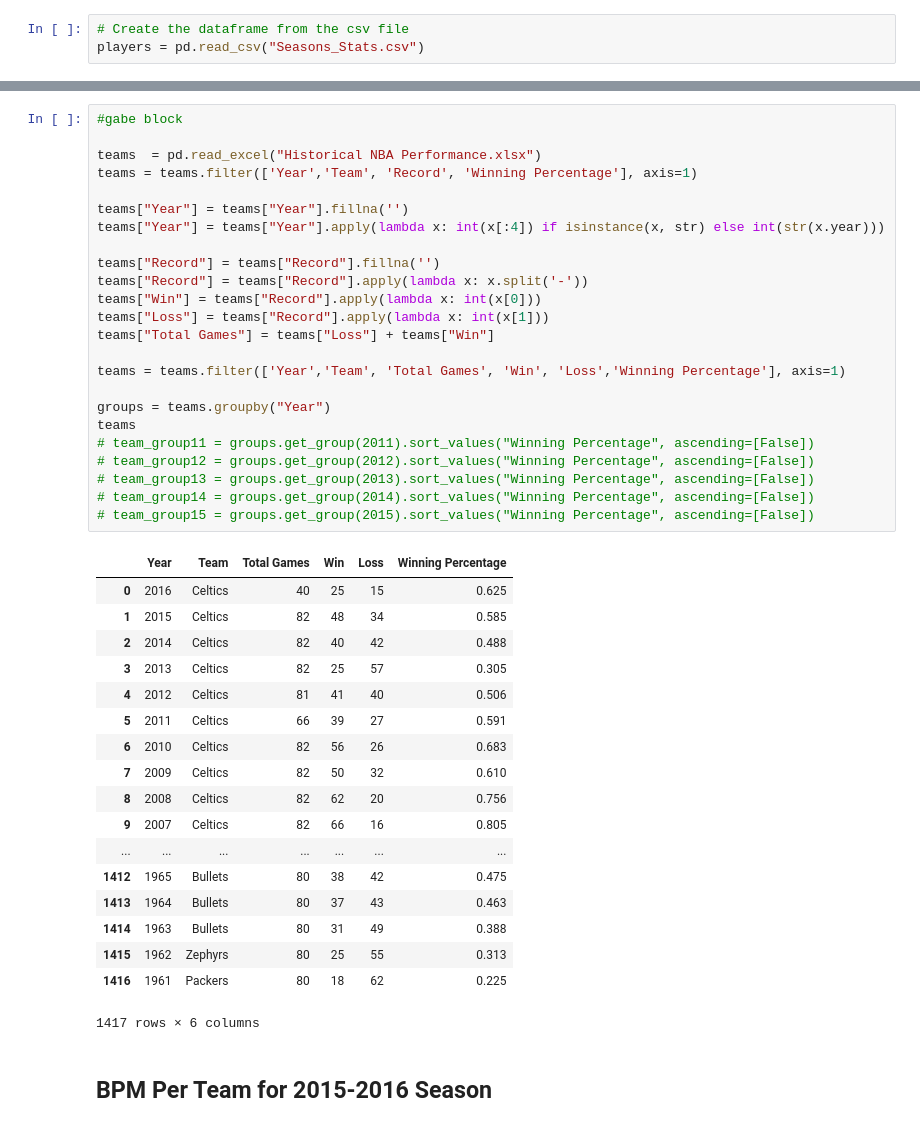
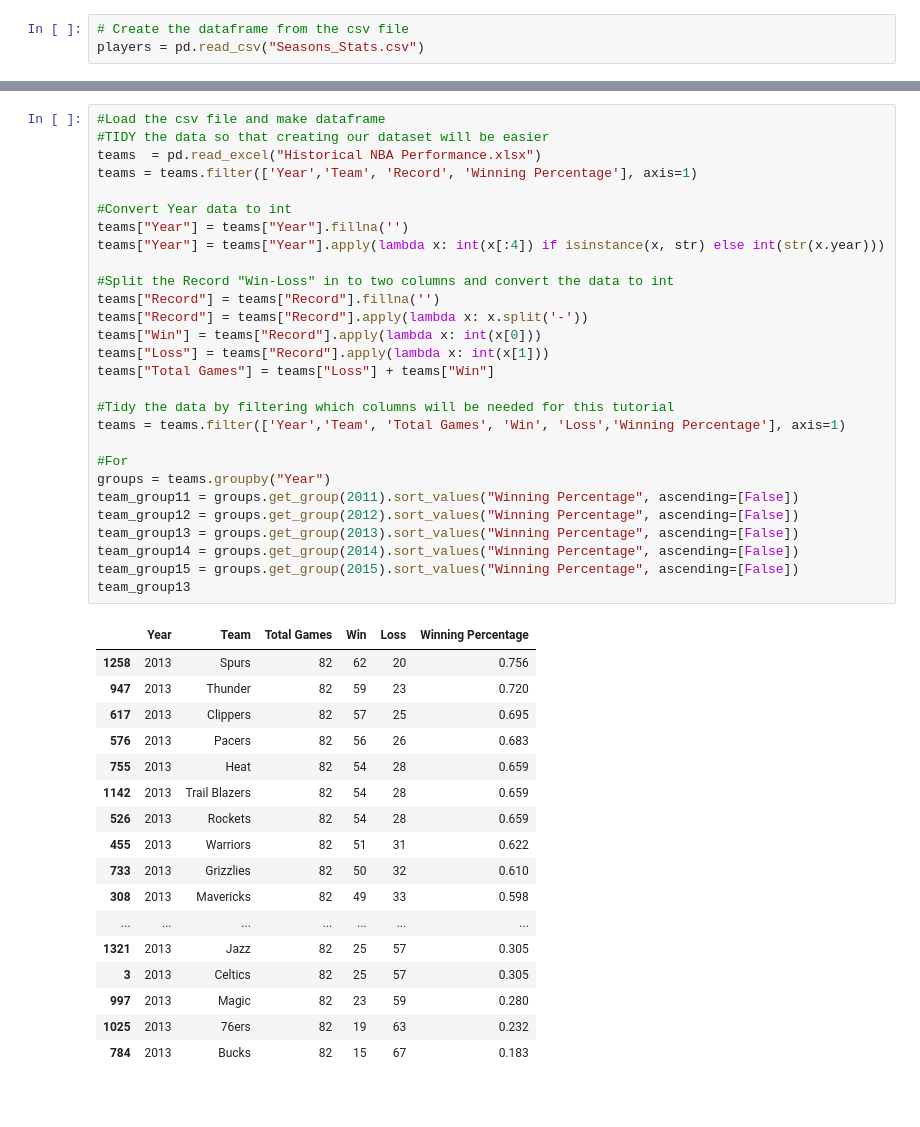
Before and after one commit to gvallang/cmsc320FinalTutorial, a Jupyter notebook: Final_Tutorial.ipynb, the cells around one changed output, grey strips where cells are left out. Drawn from its saved outputs; the diff is of its cells as text; blank space fills up the shorter version.

```diff
--- a/Final_Tutorial.ipynb
+++ b/Final_Tutorial.ipynb
@@ -171,45 +159,46 @@ bpm_avg_df
 # %%
-#gabe block
-
+#Load the csv file and make dataframe
+#TIDY the data so that creating our dataset will be easier
 teams  = pd.read_excel("Historical NBA Performance.xlsx")
 teams = teams.filter(['Year','Team', 'Record', 'Winning Percentage'], axis=1)
 
+#Convert Year data to int
 teams["Year"] = teams["Year"].fillna('')
 teams["Year"] = teams["Year"].apply(lambda x: int(x[:4]) if isinstance(x, str) else int(str(x.year)))
 
+#Split the Record "Win-Loss" in to two columns and convert the data to int
 teams["Record"] = teams["Record"].fillna('')
 teams["Record"] = teams["Record"].apply(lambda x: x.split('-'))
 teams["Win"] = teams["Record"].apply(lambda x: int(x[0]))
 teams["Loss"] = teams["Record"].apply(lambda x: int(x[1]))
 teams["Total Games"] = teams["Loss"] + teams["Win"]
 
+#Tidy the data by filtering which columns will be needed for this tutorial
 teams = teams.filter(['Year','Team', 'Total Games', 'Win', 'Loss','Winning Percentage'], axis=1)
 
+#For
 groups = teams.groupby("Year")
-teams
-# team_group11 = groups.get_group(2011).sort_values("Winning Percentage", ascending=[False])
-# team_group12 = groups.get_group(2012).sort_values("Winning Percentage", ascending=[False])
-# team_group13 = groups.get_group(2013).sort_values("Winning Percentage", ascending=[False])
-# team_group14 = groups.get_group(2014).sort_values("Winning Percentage", ascending=[False])
-# team_group15 = groups.get_group(2015).sort_values("Winning Percentage", ascending=[False])
+team_group11 = groups.get_group(2011).sort_values("Winning Percentage", ascending=[False])
+team_group12 = groups.get_group(2012).sort_values("Winning Percentage", ascending=[False])
+team_group13 = groups.get_group(2013).sort_values("Winning Percentage", ascending=[False])
+team_group14 = groups.get_group(2014).sort_values("Winning Percentage", ascending=[False])
+team_group15 = groups.get_group(2015).sort_values("Winning Percentage", ascending=[False])
+team_group13
 # %% [output]
 |  | Year | Team | Total Games | Win | Loss | Winning Percentage |
-| 0 | 2016 | Celtics | 40 | 25 | 15 | 0.625 |
-| 1 | 2015 | Celtics | 82 | 48 | 34 | 0.585 |
-| 2 | 2014 | Celtics | 82 | 40 | 42 | 0.488 |
+| 1258 | 2013 | Spurs | 82 | 62 | 20 | 0.756 |
+| 947 | 2013 | Thunder | 82 | 59 | 23 | 0.720 |
+| 617 | 2013 | Clippers | 82 | 57 | 25 | 0.695 |
+| 576 | 2013 | Pacers | 82 | 56 | 26 | 0.683 |
+| 755 | 2013 | Heat | 82 | 54 | 28 | 0.659 |
+| 1142 | 2013 | Trail Blazers | 82 | 54 | 28 | 0.659 |
+| 526 | 2013 | Rockets | 82 | 54 | 28 | 0.659 |
+| 455 | 2013 | Warriors | 82 | 51 | 31 | 0.622 |
+| 733 | 2013 | Grizzlies | 82 | 50 | 32 | 0.610 |
+| 308 | 2013 | Mavericks | 82 | 49 | 33 | 0.598 |
+| ... | ... | ... | ... | ... | ... | ... |
+| 1321 | 2013 | Jazz | 82 | 25 | 57 | 0.305 |
 | 3 | 2013 | Celtics | 82 | 25 | 57 | 0.305 |
-| 4 | 2012 | Celtics | 81 | 41 | 40 | 0.506 |
-| 5 | 2011 | Celtics | 66 | 39 | 27 | 0.591 |
-| 6 | 2010 | Celtics | 82 | 56 | 26 | 0.683 |
-| 7 | 2009 | Celtics | 82 | 50 | 32 | 0.610 |
-| 8 | 2008 | Celtics | 82 | 62 | 20 | 0.756 |
-| 9 | 2007 | Celtics | 82 | 66 | 16 | 0.805 |
-| ... | ... | ... | ... | ... | ... | ... |
-| 1412 | 1965 | Bullets | 80 | 38 | 42 | 0.475 |
-| 1413 | 1964 | Bullets | 80 | 37 | 43 | 0.463 |
-| 1414 | 1963 | Bullets | 80 | 31 | 49 | 0.388 |
-| 1415 | 1962 | Zephyrs | 80 | 25 | 55 | 0.313 |
-| 1416 | 1961 | Packers | 80 | 18 | 62 | 0.225 |
+| 997 | 2013 | Magic | 82 | 23 | 59 | 0.280 |
+| 1025 | 2013 | 76ers | 82 | 19 | 63 | 0.232 |
+| 784 | 2013 | Bucks | 82 | 15 | 67 | 0.183 |
-1417 rows × 6 columns
-# %% [markdown]
-## BPM Per Team for 2015-2016 Season
```
Also changed, not shown: parts of 15 cells of this notebook, 1 other file.
